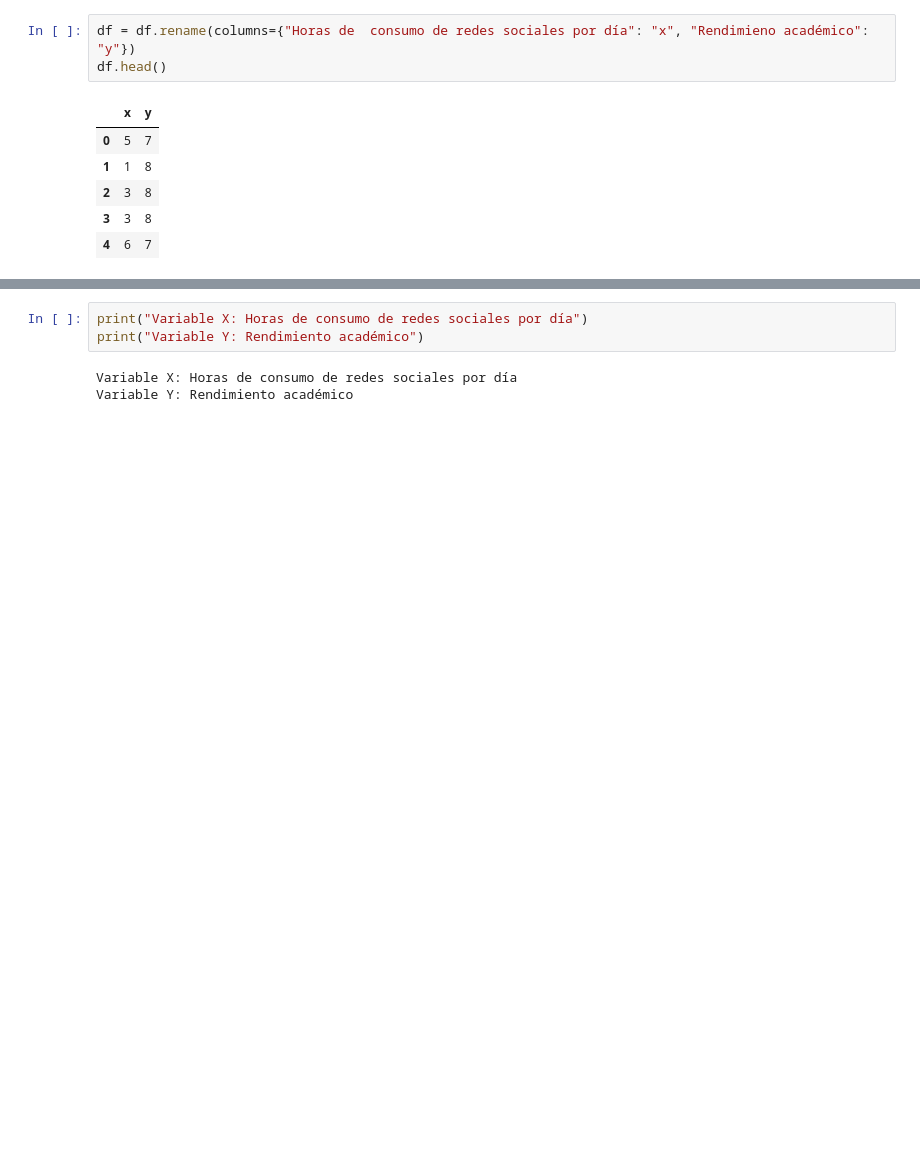
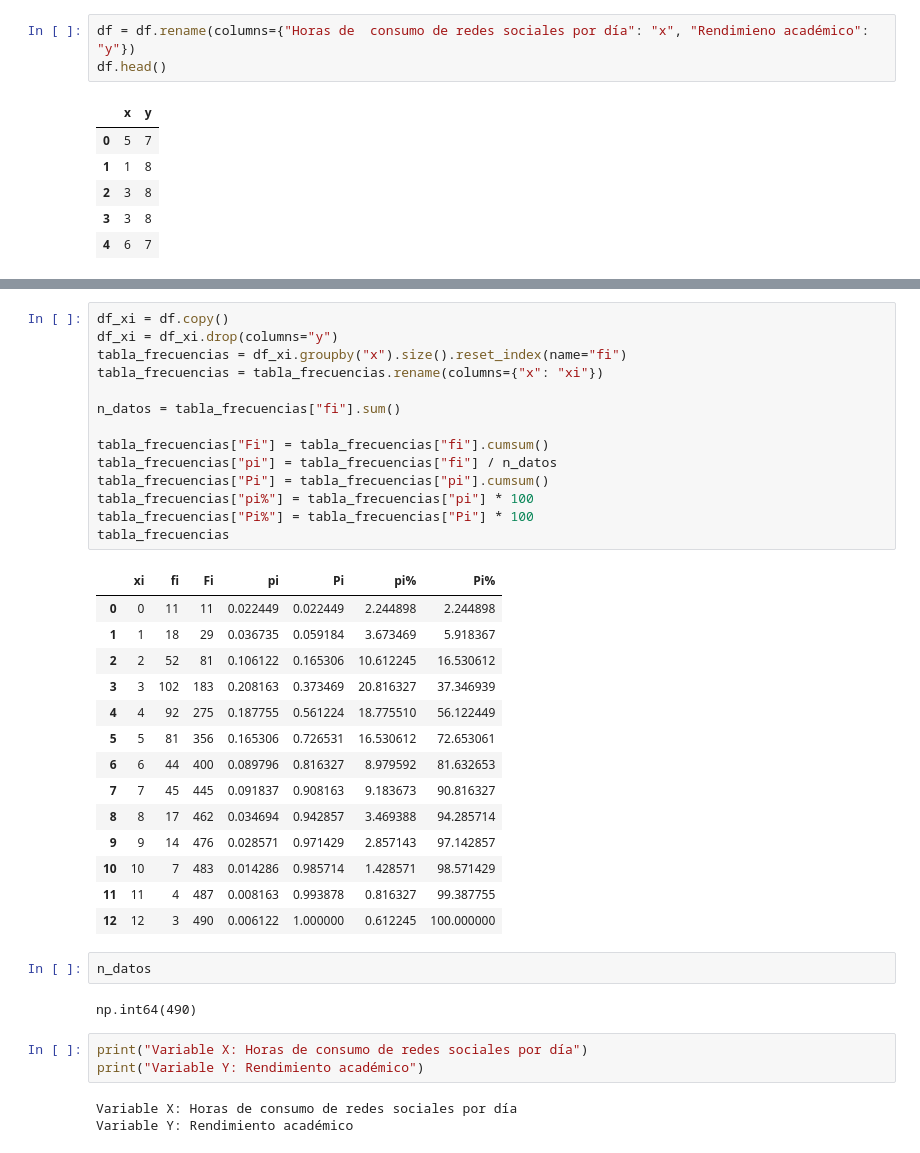
Before and after one commit to LLLozer/estadistica-final-python, a Jupyter notebook: main.ipynb, the cells around one changed output, grey strips where cells are left out. Saved outputs shown, nothing was run; the diff lists cells and outputs as text; blank space fills up the shorter version.

Commit message:
Tabla de frecuencias

```diff
--- a/main.ipynb
+++ b/main.ipynb
@@ -30,3 +32,36 @@ df.head()
+# %%
+df_xi = df.copy()
+df_xi = df_xi.drop(columns="y")
+tabla_frecuencias = df_xi.groupby("x").size().reset_index(name="fi")
+tabla_frecuencias = tabla_frecuencias.rename(columns={"x": "xi"})
+
+n_datos = tabla_frecuencias["fi"].sum()
+
+tabla_frecuencias["Fi"] = tabla_frecuencias["fi"].cumsum()
+tabla_frecuencias["pi"] = tabla_frecuencias["fi"] / n_datos
+tabla_frecuencias["Pi"] = tabla_frecuencias["pi"].cumsum()
+tabla_frecuencias["pi%"] = tabla_frecuencias["pi"] * 100
+tabla_frecuencias["Pi%"] = tabla_frecuencias["Pi"] * 100
+tabla_frecuencias
+# %% [output]
+|  | xi | fi | Fi | pi | Pi | pi% | Pi% |
+| 0 | 0 | 11 | 11 | 0.022449 | 0.022449 | 2.244898 | 2.244898 |
+| 1 | 1 | 18 | 29 | 0.036735 | 0.059184 | 3.673469 | 5.918367 |
+| 2 | 2 | 52 | 81 | 0.106122 | 0.165306 | 10.612245 | 16.530612 |
+| 3 | 3 | 102 | 183 | 0.208163 | 0.373469 | 20.816327 | 37.346939 |
+| 4 | 4 | 92 | 275 | 0.187755 | 0.561224 | 18.775510 | 56.122449 |
+| 5 | 5 | 81 | 356 | 0.165306 | 0.726531 | 16.530612 | 72.653061 |
+| 6 | 6 | 44 | 400 | 0.089796 | 0.816327 | 8.979592 | 81.632653 |
+| 7 | 7 | 45 | 445 | 0.091837 | 0.908163 | 9.183673 | 90.816327 |
+| 8 | 8 | 17 | 462 | 0.034694 | 0.942857 | 3.469388 | 94.285714 |
+| 9 | 9 | 14 | 476 | 0.028571 | 0.971429 | 2.857143 | 97.142857 |
+| 10 | 10 | 7 | 483 | 0.014286 | 0.985714 | 1.428571 | 98.571429 |
+| 11 | 11 | 4 | 487 | 0.008163 | 0.993878 | 0.816327 | 99.387755 |
+| 12 | 12 | 3 | 490 | 0.006122 | 1.000000 | 0.612245 | 100.000000 |
+# %%
+n_datos
+# %% [output]
+np.int64(490)
 # %%
 print("Variable X: Horas de consumo de redes sociales por día")
 print("Variable Y: Rendimiento académico")
```
Also changed, not shown: parts of 1 cell of this notebook.
